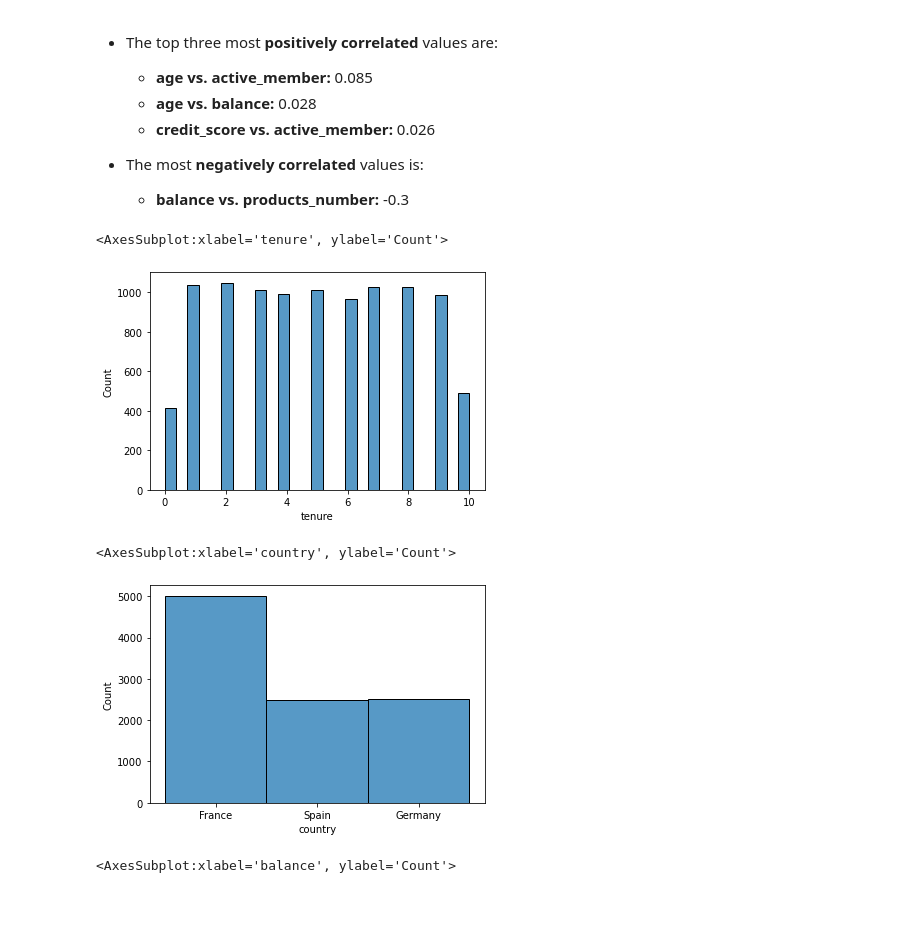
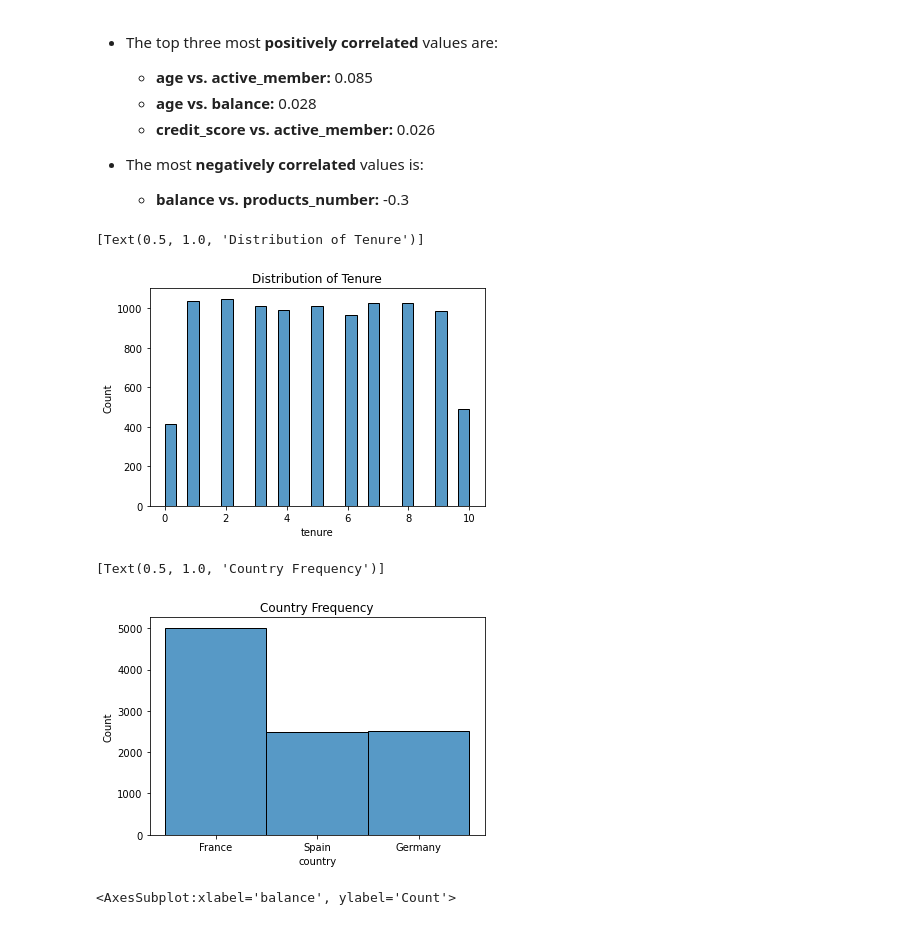
Before and after one commit to kkiepek/Predicting-Bank-Customer-Churn, a Jupyter notebook: Bank Churn EDA + Modeling.ipynb, the cells around one changed output. Saved outputs shown, nothing was run; the diff lists cells and outputs as text; code cells hidden in the pictures.

```diff
--- a/Bank Churn EDA + Modeling.ipynb
+++ b/Bank Churn EDA + Modeling.ipynb
@@ -126,15 +132,15 @@ sns.heatmap(corr,annot=True,cbar=True, cmap='plasma')
 - The most **negatively correlated** values is:
     - **balance vs. products_number:** -0.3
 # %%
-sns.histplot(df['tenure'])
+sns.histplot(df['tenure']).set(title='Distribution of Tenure')
 # %% [output]
-<AxesSubplot:xlabel='tenure', ylabel='Count'>
+[Text(0.5, 1.0, 'Distribution of Tenure')]
-[figure, old version]
+[figure, new version]
 # %%
-sns.histplot(df['country'])
+sns.histplot(df['country']).set(title='Country Frequency')
 # %% [output]
-<AxesSubplot:xlabel='country', ylabel='Count'>
+[Text(0.5, 1.0, 'Country Frequency')]
-[figure, old version]
+[figure, new version]
 # %%
 sns.histplot(df['balance'])
 # %% [output]
```
Also changed, not shown: parts of 17 cells of this notebook.
